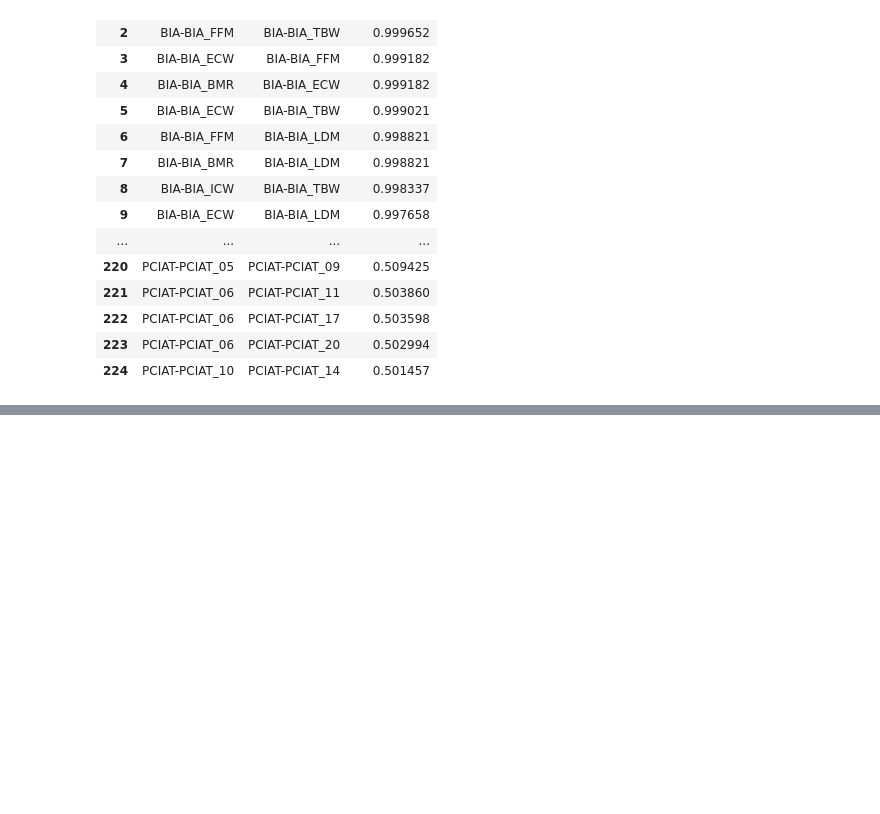
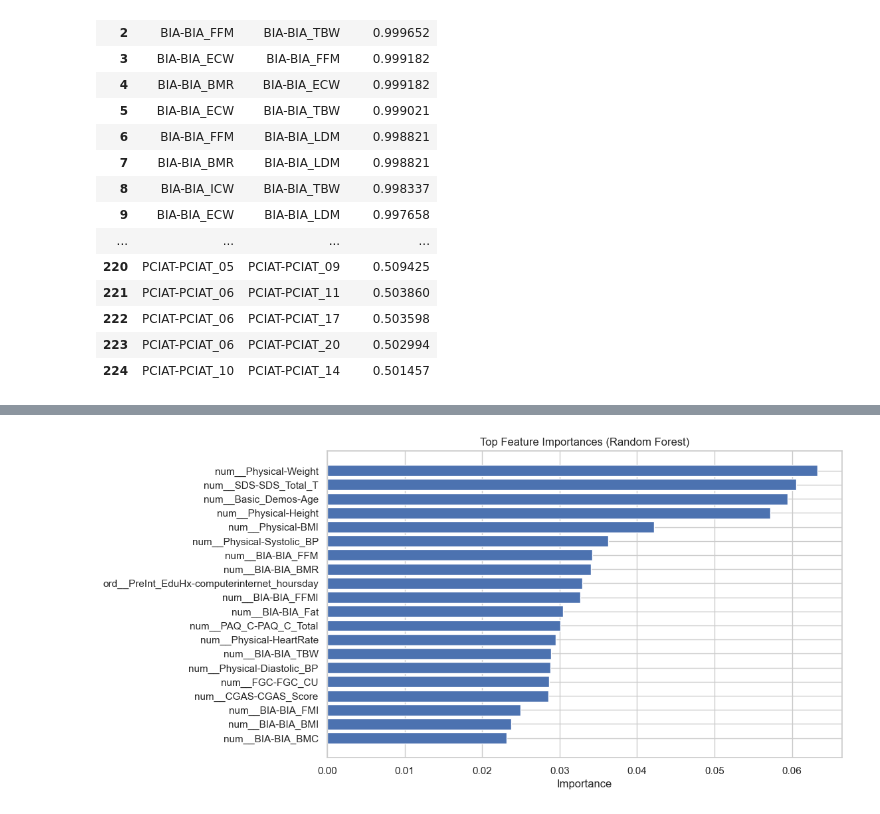
Before and after one commit to ulcaicedo31-hub/Taller-colaborativo, a Jupyter notebook: Sources/Proyecto.ipynb, the cells around one changed output, grey strips where cells are left out. Cells and saved outputs as stored; diff of their text form; code cells hidden in the pictures; blank space fills up the shorter version.

```diff
--- a/Sources/Proyecto.ipynb
+++ b/Sources/Proyecto.ipynb
@@ -405,0 +509,14 @@ df_processed.head()
+# %%
+def plot_rf_importance(model, feature_names, top_n=20):
+    importances = model.feature_importances_
+    indices = np.argsort(importances)[-top_n:]
+    plt.figure(figsize=(10, 6))
+    plt.barh(range(len(indices)), importances[indices])
+    plt.yticks(range(len(indices)), [feature_names[i] for i in indices])
+    plt.title("Top Feature Importances (Random Forest)")
+    plt.xlabel("Importance")
+    plt.show()
+
+plot_rf_importance(model_rf, X_train.columns)
+# %% [output]
+[figure, added]
```
Also changed, not shown: parts of 7 cells of this notebook.
